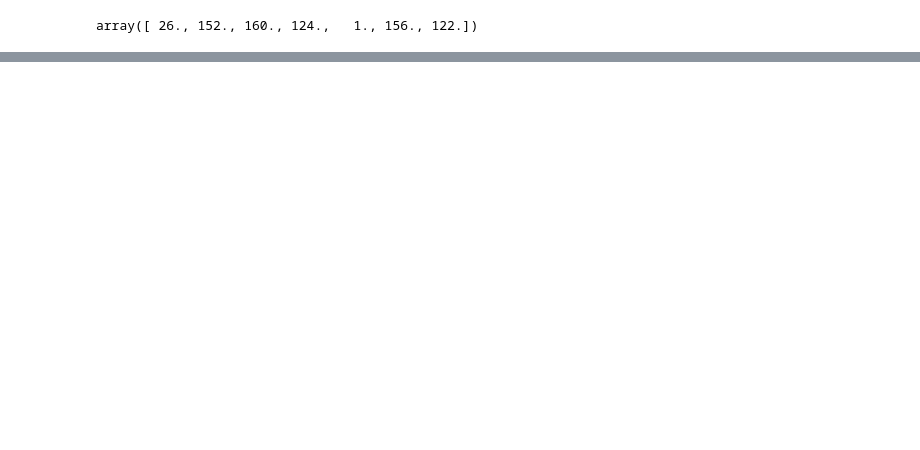
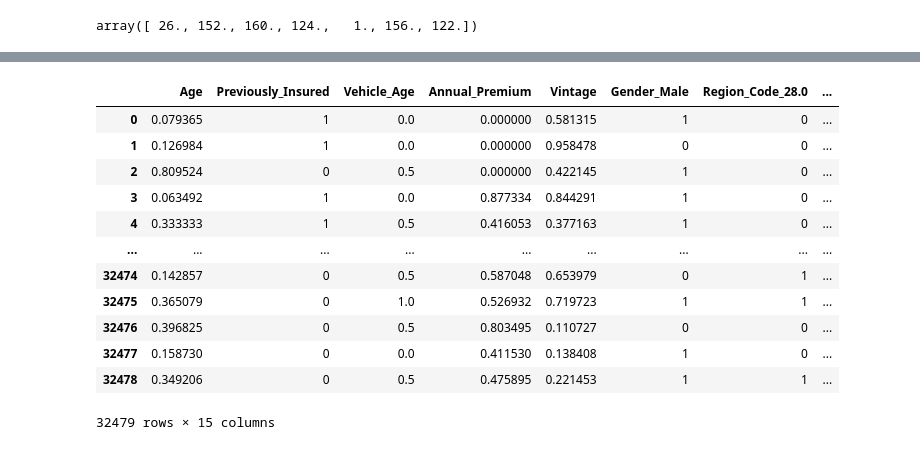
Before and after one commit to YashMasane/InsurePredict-Customer-Conversion-Insights, a Jupyter notebook: Notebooks/model_trainer.ipynb, the cells around one changed output, grey strips where cells are left out. Drawn from its saved outputs; the diff is of its cells as text; code cells hidden in the pictures; blank space fills up the shorter version.

```diff
--- a/Notebooks/model_trainer.ipynb
+++ b/Notebooks/model_trainer.ipynb
@@ -156 +143,4 @@ def mapping(X):
+# %%
+# capping values with maximum values (removing outliers)
+X_train['Annual_Premium'] = [i if i < 61000 else 61000 for i in X_train['Annual_Premium']]
 # %%
@@ -178,3 +178,19 @@ X_resampled, y_resampled = random_under_sampler.fit_resample(X_train, y_train)
+# %%
+X_resampled
+# %% [output]
+|  | Age | Previously_Insured | Vehicle_Age | Annual_Premium | Vintage | Gender_Male | Region_Code_28.0 | ... |
+| 0 | 0.079365 | 1 | 0.0 | 0.000000 | 0.581315 | 1 | 0 | ... |
+| 1 | 0.126984 | 1 | 0.0 | 0.000000 | 0.958478 | 0 | 0 | ... |
+| 2 | 0.809524 | 0 | 0.5 | 0.000000 | 0.422145 | 1 | 0 | ... |
+| 3 | 0.063492 | 1 | 0.0 | 0.877334 | 0.844291 | 1 | 0 | ... |
+| 4 | 0.333333 | 1 | 0.5 | 0.416053 | 0.377163 | 1 | 0 | ... |
+| ... | ... | ... | ... | ... | ... | ... | ... | ... |
+| 32474 | 0.142857 | 0 | 0.5 | 0.587048 | 0.653979 | 0 | 1 | ... |
+| 32475 | 0.365079 | 0 | 1.0 | 0.526932 | 0.719723 | 1 | 1 | ... |
+| 32476 | 0.396825 | 0 | 0.5 | 0.803495 | 0.110727 | 0 | 0 | ... |
+| 32477 | 0.158730 | 0 | 0.0 | 0.411530 | 0.138408 | 1 | 0 | ... |
+| 32478 | 0.349206 | 0 | 0.5 | 0.475895 | 0.221453 | 1 | 1 | ... |
+32479 rows × 15 columns
 # %%
 # importing all ml models for classifications
 from sklearn.linear_model import LogisticRegression
```
Also changed, not shown: parts of 26 cells of this notebook.
